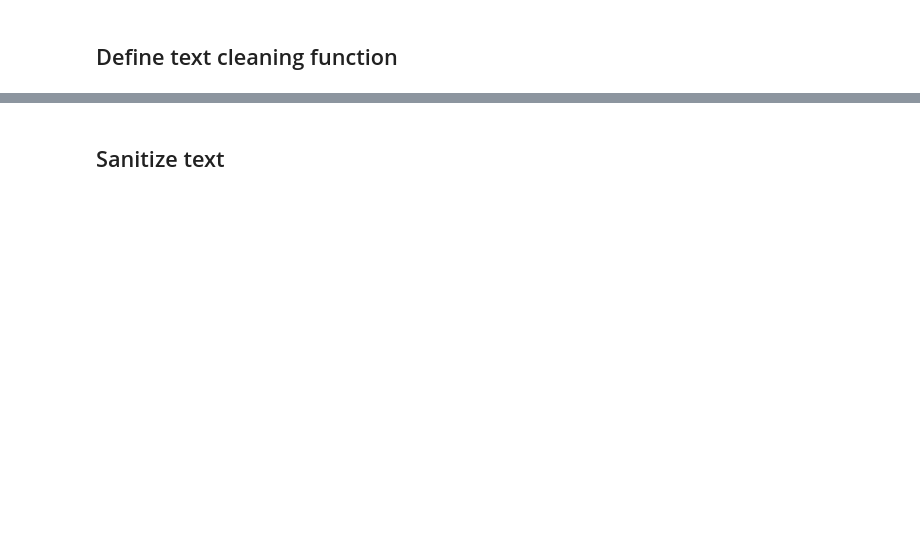
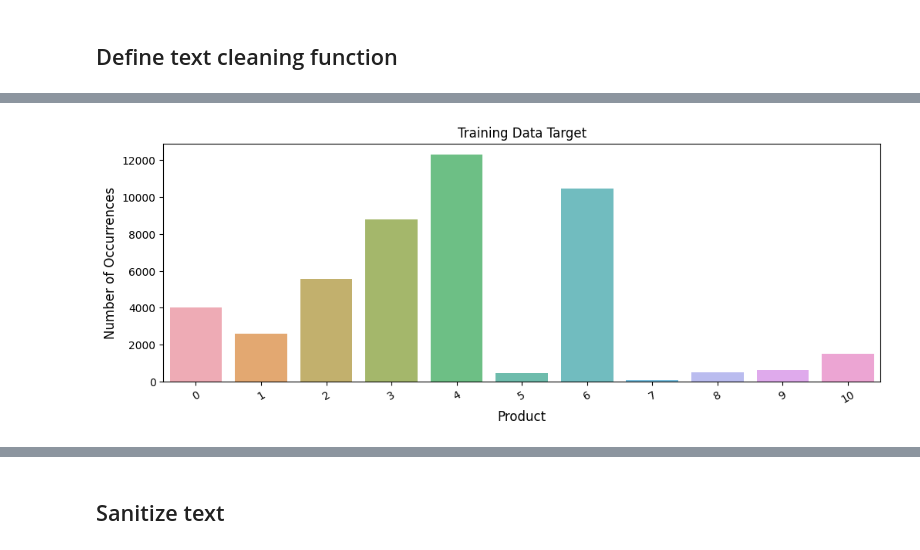
Before and after one commit to schellrw/consumer_complaints, a Jupyter notebook: 03_simpleTransformers.ipynb, the cells around one changed output, grey strips where cells are left out. Cells and saved outputs as stored; diff of their text form; code cells hidden in the pictures; blank space fills up the shorter version.

```diff
--- a/03_simpleTransformers.ipynb
+++ b/03_simpleTransformers.ipynb
@@ -214,0 +254,4 @@ df.head()
+# %%
+# Training data targets
+y_train = pd.read_parquet('./input/y_targets/y_train_LE.parquet')
+y_train.head()
@@ -214,0 +265,3 @@ df.head()
+# %%
+product_train = y_train['label'].value_counts()
+print(product_train)
@@ -214,0 +281,10 @@ df.head()
+# %%
+plt.figure(figsize=(12,4))
+sns.barplot(x=product_train.index, y=product_train.values, alpha=0.8)
+plt.title('Training Data Target')
+plt.ylabel('Number of Occurrences', fontsize=12)
+plt.xlabel('Product', fontsize=12)
+plt.xticks(rotation=30)
+plt.show()
+# %% [output]
+[figure, added]
```
Also changed, not shown: parts of 95 cells of this notebook, 1 other file.
